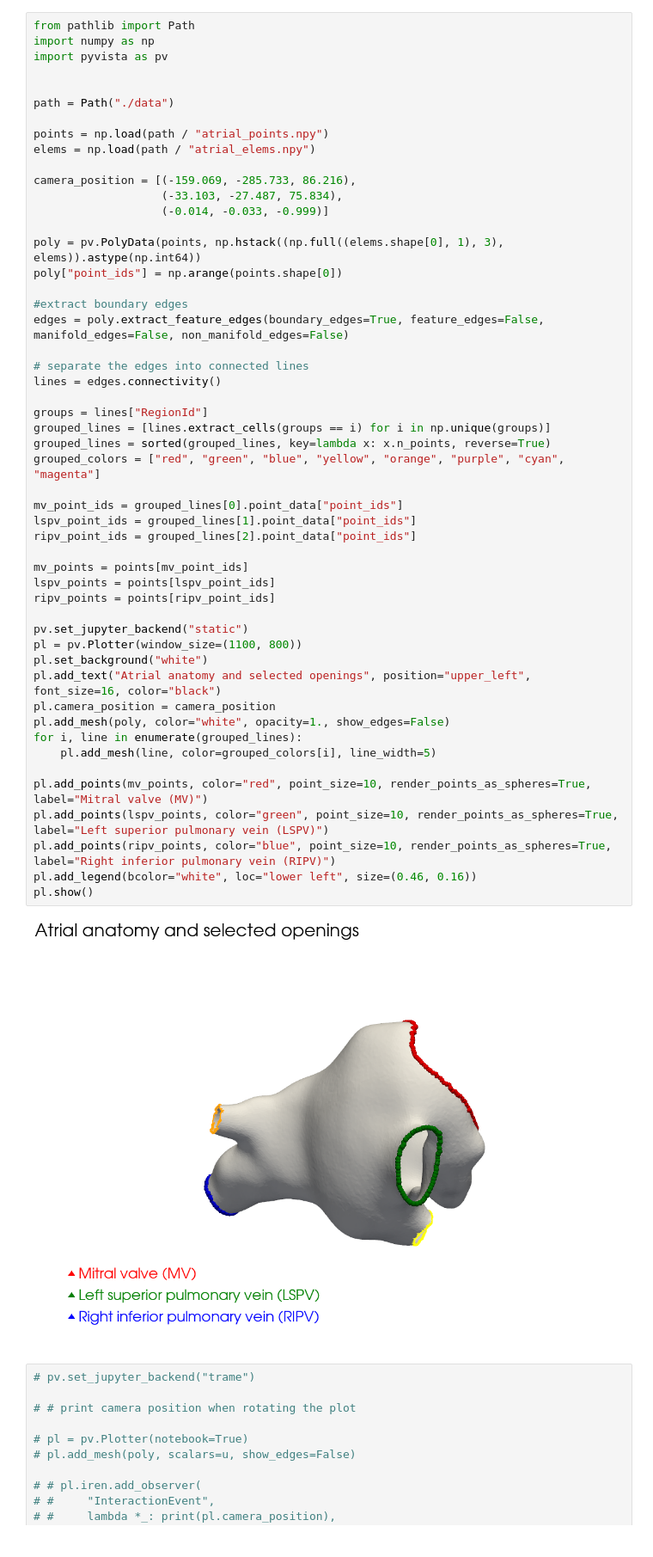
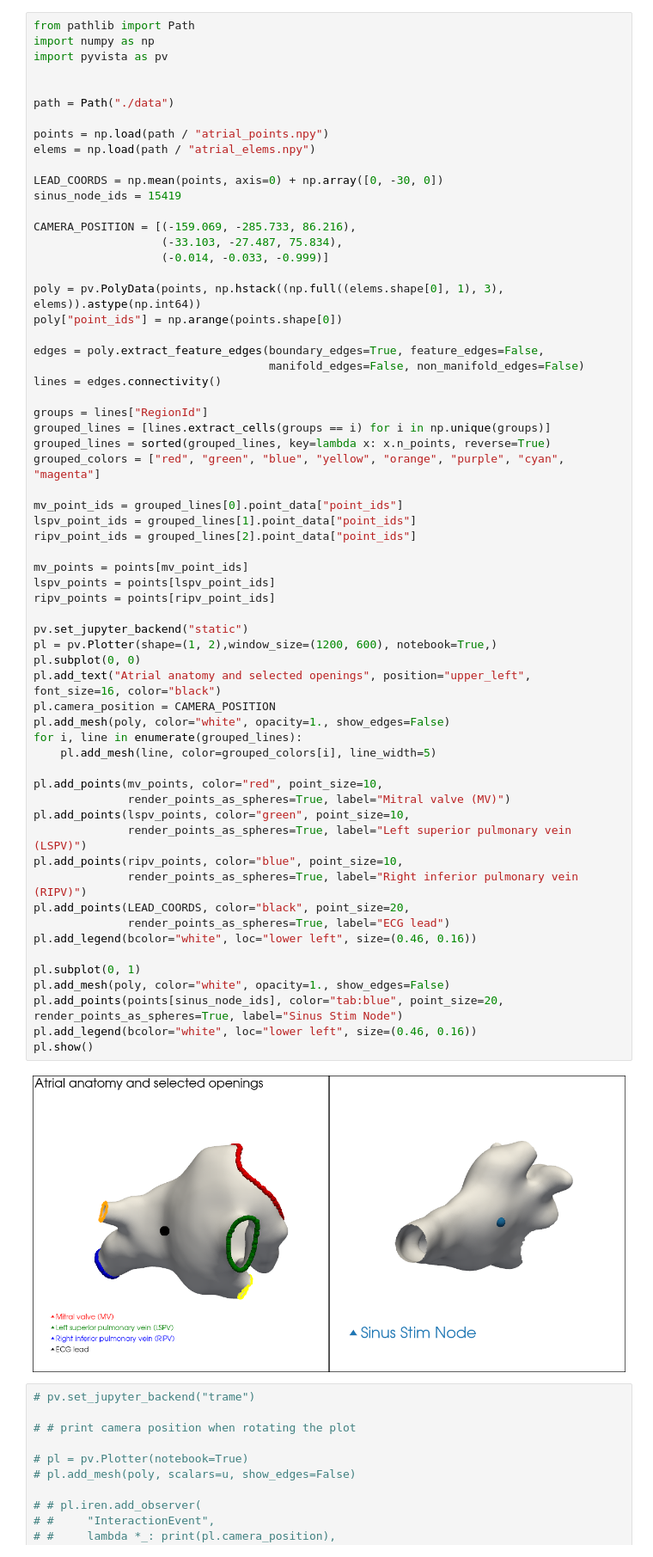
Before and after one commit to finitewave/Finitewave-Tools, a Jupyter notebook: Tutorials/Atrial Tachycardia Ablation.ipynb, the cells around one changed output. Shown at 86% size. Saved outputs shown, nothing was run; the diff lists cells and outputs as text.

Commit message:
Add geodesic coordinates

```diff
--- a/Tutorials/Atrial Tachycardia Ablation.ipynb
+++ b/Tutorials/Atrial Tachycardia Ablation.ipynb
@@ -21,48 +21,59 @@ path = Path("./data")
 points = np.load(path / "atrial_points.npy")
 elems = np.load(path / "atrial_elems.npy")
 
-camera_position = [(-159.069, -285.733, 86.216),
+LEAD_COORDS = np.mean(points, axis=0) + np.array([0, -30, 0])
+sinus_node_ids = 15419
+
+CAMERA_POSITION = [(-159.069, -285.733, 86.216),
                    (-33.103, -27.487, 75.834),
                    (-0.014, -0.033, -0.999)]
 
 poly = pv.PolyData(points, np.hstack((np.full((elems.shape[0], 1), 3), elems)).astype(np.int64))
 poly["point_ids"] = np.arange(points.shape[0])
 
-#extract boundary edges
-edges = poly.extract_feature_edges(boundary_edges=True, feature_edges=False, manifold_edges=False, non_manifold_edges=False)
-
-# separate the edges into connected lines
+edges = poly.extract_feature_edges(boundary_edges=True, feature_edges=False,
+                                   manifold_edges=False, non_manifold_edges=False)
 lines = edges.connectivity()
 
 groups = lines["RegionId"]
 grouped_lines = [lines.extract_cells(groups == i) for i in np.unique(groups)]
 grouped_lines = sorted(grouped_lines, key=lambda x: x.n_points, reverse=True)
 grouped_colors = ["red", "green", "blue", "yellow", "orange", "purple", "cyan", "magenta"]
 
 mv_point_ids = grouped_lines[0].point_data["point_ids"]
 lspv_point_ids = grouped_lines[1].point_data["point_ids"]
 ripv_point_ids = grouped_lines[2].point_data["point_ids"]
 
 mv_points = points[mv_point_ids]
 lspv_points = points[lspv_point_ids]
 ripv_points = points[ripv_point_ids]
 
 pv.set_jupyter_backend("static")
-pl = pv.Plotter(window_size=(1100, 800))
-pl.set_background("white")
+pl = pv.Plotter(shape=(1, 2),window_size=(1200, 600), notebook=True,)
+pl.subplot(0, 0)
 pl.add_text("Atrial anatomy and selected openings", position="upper_left", font_size=16, color="black")
-pl.camera_position = camera_position
+pl.camera_position = CAMERA_POSITION
 pl.add_mesh(poly, color="white", opacity=1., show_edges=False)
 for i, line in enumerate(grouped_lines):
     pl.add_mesh(line, color=grouped_colors[i], line_width=5)
 
-pl.add_points(mv_points, color="red", point_size=10, render_points_as_spheres=True, label="Mitral valve (MV)")
-pl.add_points(lspv_points, color="green", point_size=10, render_points_as_spheres=True, label="Left superior pulmonary vein (LSPV)")
-pl.add_points(ripv_points, color="blue", point_size=10, render_points_as_spheres=True, label="Right inferior pulmonary vein (RIPV)")
+pl.add_points(mv_points, color="red", point_size=10,
+              render_points_as_spheres=True, label="Mitral valve (MV)")
+pl.add_points(lspv_points, color="green", point_size=10,
+              render_points_as_spheres=True, label="Left superior pulmonary vein (LSPV)")
+pl.add_points(ripv_points, color="blue", point_size=10,
+              render_points_as_spheres=True, label="Right inferior pulmonary vein (RIPV)")
+pl.add_points(LEAD_COORDS, color="black", point_size=20,
+              render_points_as_spheres=True, label="ECG lead")
+pl.add_legend(bcolor="white", loc="lower left", size=(0.46, 0.16))
+
+pl.subplot(0, 1)
+pl.add_mesh(poly, color="white", opacity=1., show_edges=False)
+pl.add_points(points[sinus_node_ids], color="tab:blue", point_size=20, render_points_as_spheres=True, label="Sinus Stim Node")
 pl.add_legend(bcolor="white", loc="lower left", size=(0.46, 0.16))
 pl.show()
 # %% [output]
-[figure, old version]
+[figure, new version]
 # %%
 # pv.set_jupyter_backend("trame")
 
```
Also changed, not shown: parts of 10 cells of this notebook, 14 other files.
